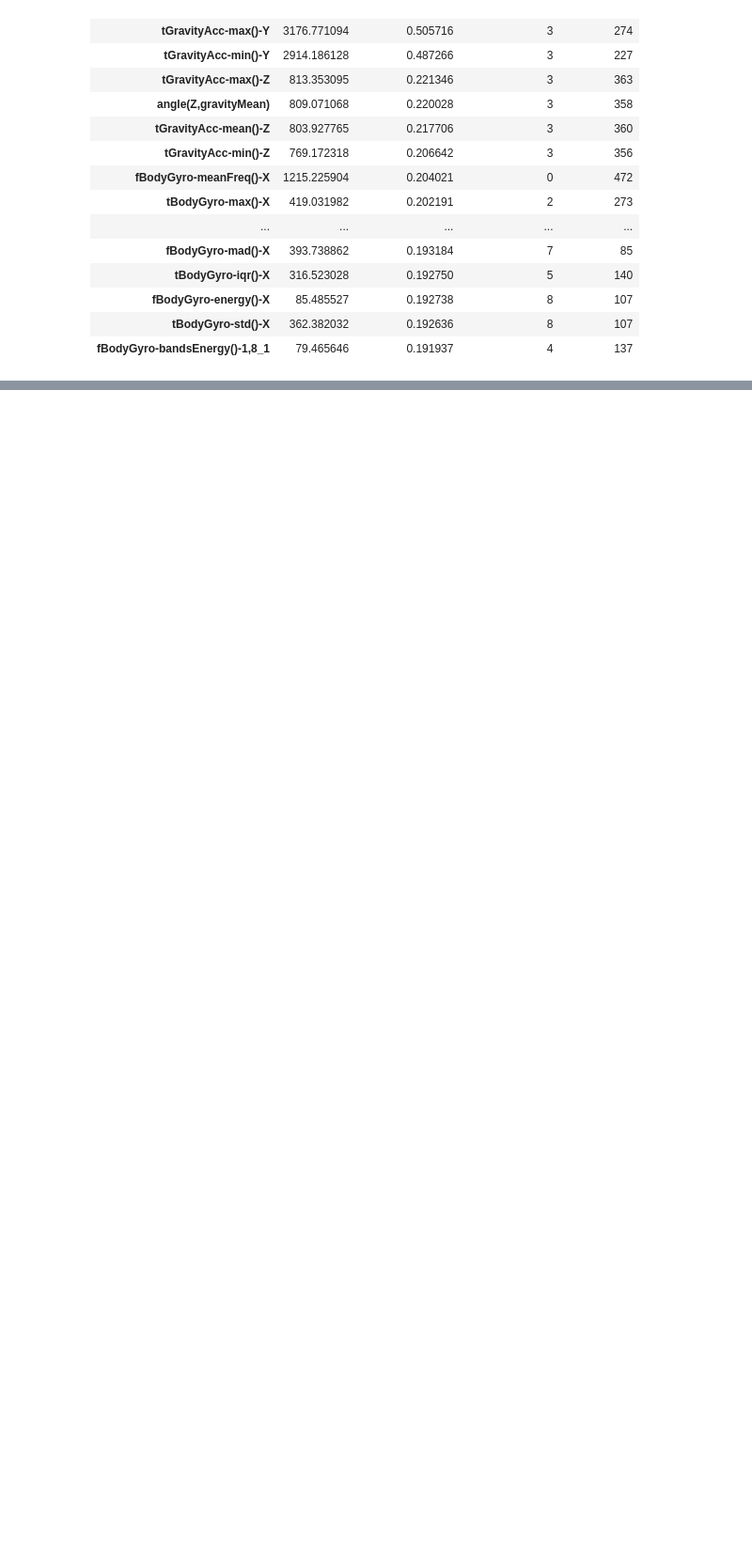
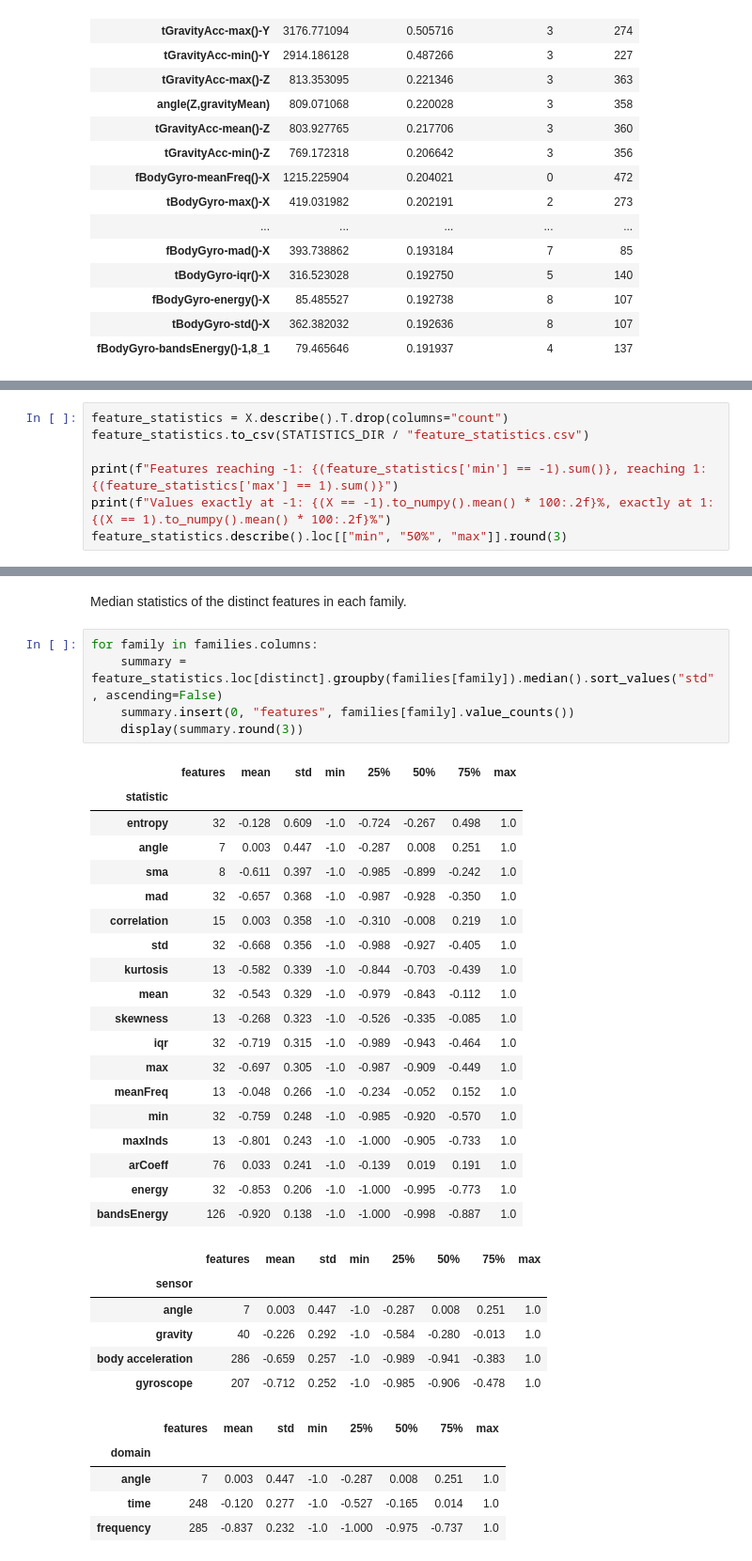
Before and after one commit to Stefy1209/Movement-Detection-using-Smartphone, a Jupyter notebook: src/Data_analysis.ipynb, the cells around one changed output, grey strips where cells are left out. Shown at 94% size. Drawn from its saved outputs; the diff is of its cells as text; blank space fills up the shorter version.

Commit message:
Statistics added

```diff
--- a/src/Data_analysis.ipynb
+++ b/src/Data_analysis.ipynb
@@ -693,0 +730,7 @@ Median Information Gain: 0.011 bits, maximum: 0.509 bits
+# %%
+feature_statistics = X.describe().T.drop(columns="count")
+feature_statistics.to_csv(STATISTICS_DIR / "feature_statistics.csv")
+
+print(f"Features reaching -1: {(feature_statistics['min'] == -1).sum()}, reaching 1: {(feature_statistics['max'] == 1).sum()}")
+print(f"Values exactly at -1: {(X == -1).to_numpy().mean() * 100:.2f}%, exactly at 1: {(X == 1).to_numpy().mean() * 100:.2f}%")
+feature_statistics.describe().loc[["min", "50%", "max"]].round(3)
@@ -693,0 +744,38 @@ Median Information Gain: 0.011 bits, maximum: 0.509 bits
+# %% [markdown]
+Median statistics of the distinct features in each family.
+# %%
+for family in families.columns:
+    summary = feature_statistics.loc[distinct].groupby(families[family]).median().sort_values("std", ascending=False)
+    summary.insert(0, "features", families[family].value_counts())
+    display(summary.round(3))
+# %% [output]
+|  | features | mean | std | min | 25% | 50% | 75% | max |
+| statistic |  |  |  |  |  |  |  |  |
+| entropy | 32 | -0.128 | 0.609 | -1.0 | -0.724 | -0.267 | 0.498 | 1.0 |
+| angle | 7 | 0.003 | 0.447 | -1.0 | -0.287 | 0.008 | 0.251 | 1.0 |
+| sma | 8 | -0.611 | 0.397 | -1.0 | -0.985 | -0.899 | -0.242 | 1.0 |
+| mad | 32 | -0.657 | 0.368 | -1.0 | -0.987 | -0.928 | -0.350 | 1.0 |
+| correlation | 15 | 0.003 | 0.358 | -1.0 | -0.310 | -0.008 | 0.219 | 1.0 |
+| std | 32 | -0.668 | 0.356 | -1.0 | -0.988 | -0.927 | -0.405 | 1.0 |
+| kurtosis | 13 | -0.582 | 0.339 | -1.0 | -0.844 | -0.703 | -0.439 | 1.0 |
+| mean | 32 | -0.543 | 0.329 | -1.0 | -0.979 | -0.843 | -0.112 | 1.0 |
+| skewness | 13 | -0.268 | 0.323 | -1.0 | -0.526 | -0.335 | -0.085 | 1.0 |
+| iqr | 32 | -0.719 | 0.315 | -1.0 | -0.989 | -0.943 | -0.464 | 1.0 |
+| max | 32 | -0.697 | 0.305 | -1.0 | -0.987 | -0.909 | -0.449 | 1.0 |
+| meanFreq | 13 | -0.048 | 0.266 | -1.0 | -0.234 | -0.052 | 0.152 | 1.0 |
+| min | 32 | -0.759 | 0.248 | -1.0 | -0.985 | -0.920 | -0.570 | 1.0 |
+| maxInds | 13 | -0.801 | 0.243 | -1.0 | -1.000 | -0.905 | -0.733 | 1.0 |
+| arCoeff | 76 | 0.033 | 0.241 | -1.0 | -0.139 | 0.019 | 0.191 | 1.0 |
+| energy | 32 | -0.853 | 0.206 | -1.0 | -1.000 | -0.995 | -0.773 | 1.0 |
+| bandsEnergy | 126 | -0.920 | 0.138 | -1.0 | -1.000 | -0.998 | -0.887 | 1.0 |
+|  | features | mean | std | min | 25% | 50% | 75% | max |
+| sensor |  |  |  |  |  |  |  |  |
+| angle | 7 | 0.003 | 0.447 | -1.0 | -0.287 | 0.008 | 0.251 | 1.0 |
+| gravity | 40 | -0.226 | 0.292 | -1.0 | -0.584 | -0.280 | -0.013 | 1.0 |
+| body acceleration | 286 | -0.659 | 0.257 | -1.0 | -0.989 | -0.941 | -0.383 | 1.0 |
+| gyroscope | 207 | -0.712 | 0.252 | -1.0 | -0.985 | -0.906 | -0.478 | 1.0 |
+|  | features | mean | std | min | 25% | 50% | 75% | max |
+| domain |  |  |  |  |  |  |  |  |
+| angle | 7 | 0.003 | 0.447 | -1.0 | -0.287 | 0.008 | 0.251 | 1.0 |
+| time | 248 | -0.120 | 0.277 | -1.0 | -0.527 | -0.165 | 0.014 | 1.0 |
+| frequency | 285 | -0.837 | 0.232 | -1.0 | -1.000 | -0.975 | -0.737 | 1.0 |
```
Also changed, not shown: parts of 13 cells of this notebook.
